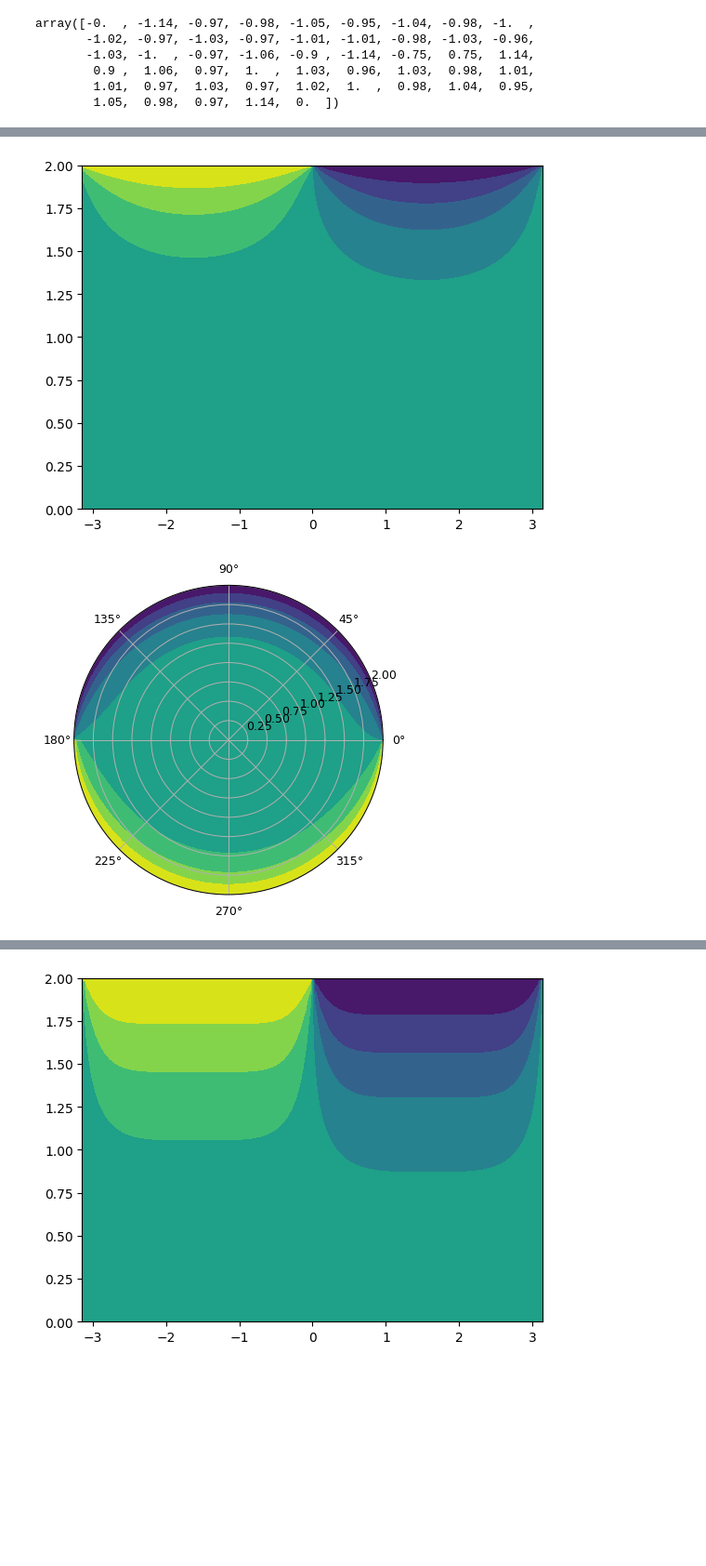
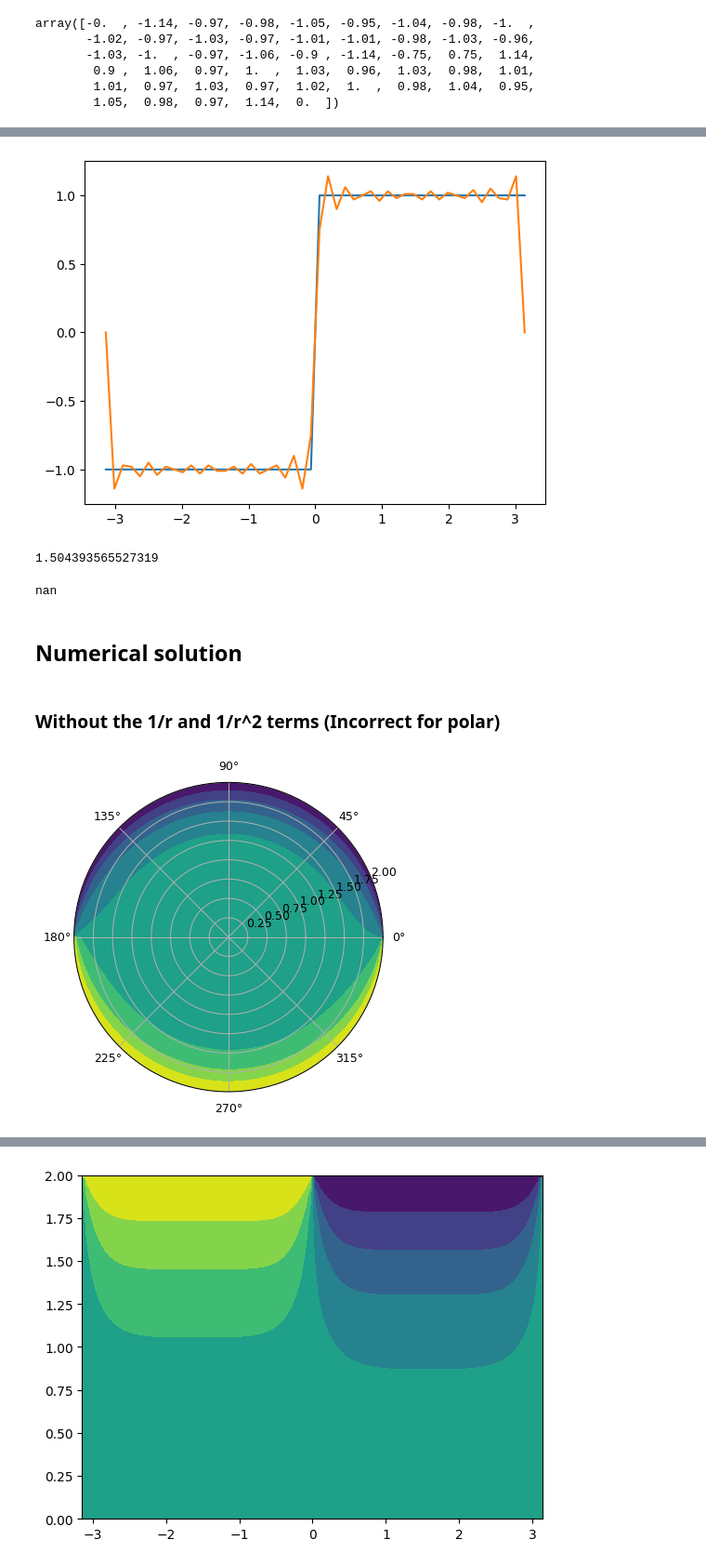
Before and after one commit to peterassessments/Individiual-Simulation, a Jupyter notebook: individual sim.ipynb, the cells around one changed output, grey strips where cells are left out. Shown at 93% size. Cells and saved outputs as stored; diff of their text form; code cells hidden in the pictures; blank space fills up the shorter version.

```diff
--- a/individual sim.ipynb
+++ b/individual sim.ipynb
@@ -244,13 +126,13 @@ array([-0.  , -1.14, -0.97, -0.98, -1.05, -0.95, -1.04, -0.98, -1.  ,
         1.01,  0.97,  1.03,  0.97,  1.02,  1.  ,  0.98,  1.04,  0.95,
         1.05,  0.98,  0.97,  1.14,  0.  ])
 # %%
-x = np.arange(-25, 25)
+thetaplots = np.linspace(-np.pi, np.pi, D)
 #y = np.linspace(0, 50, )
-plotable =  periscope[49,:] # detaching slice from the D by D array
+plotable =  periscope[D-1,:] # detaching slice from the D by D array
 #plt.show()
 
 plotable.shape
-plt.plot(x, plotable)
+plt.plot(thetaplots, plotable)
 plt.title('Fourier approximation visual')
 plt.show()
 # %% [output]
@@ -323,6 +140,43 @@ plt.show()
+# %%
+# for the Euclidean norm firstly I need a function f(theta[i]) - which is my accurate square wave
+# maybe I could use the np.linalg.norm from the summative
+
+ftheta = np.linspace(-np.pi, np.pi, D)
+for i in range(D):
+   if -np.pi <= ftheta[i] <= 0 :
+            ftheta[i] = -1
+   elif 0 <= ftheta[i] <= np.pi:
+      ftheta[i] = 1
+
+thetaplots = np.linspace(-np.pi, np.pi, D)
+plt.plot(thetaplots, ftheta)
+plt.plot(thetaplots, plotable)
+plt.show()
+
+norm = np.linalg.norm(ftheta - plotable)
+print(norm)               # norm here is really high this could be because i have done it wrong or it could be due to the gibbs phenonoma
+# %% [output]
+[figure, added]
+1.504393565527319
+# %%
+N_list = [ 10, 20 , 40 , 80 , 160]
+
+norms = np.zeros(len(N_list))
+
+for i in range(len(N_list)):
+    A = simulation(N_list[i])
+    slice = A[D-1, :]
+
+    norms = np.linalg.norm(ftheta - slice)
+
+print(norms)
+# %% [output]
+nan
+# %% [markdown]
+## Numerical solution
+# %% [markdown]
+### Without the 1/r and 1/r^2 terms (Incorrect for polar)
 # %%
-# this is the right way round for some reason, understand why soon please
-
 max_iters = 500
 
 length_r = 100
@@ -362,15 +216,14 @@ for iteration in range(max_iters):
 
 
 
-plt.contourf(theta,r , u)
-plt.show()
+#plt.contourf(theta,r , u)
+#plt.show()
 
 plt.subplots(dpi = 90 , subplot_kw=dict(projection = 'polar'))     # maybe the tightening side needs to be on the x axis  thats why this works
 plt.contourf(theta, r ,u)
 plt.show()
 # %% [output]
-[figure, old version]
+[figure, new version]
-[figure, removed]
 # %%
 # I STILL THINK THIS ITTERATION IS INCORRECT AS IT DOES NOT LOOK LIKE THE FOURIER TRANSFORM< the iteration does not account for the 1/r and 1/r^2 terms in the laplacian
 #jobs to do
```
Also changed, not shown: parts of 16 cells of this notebook.
